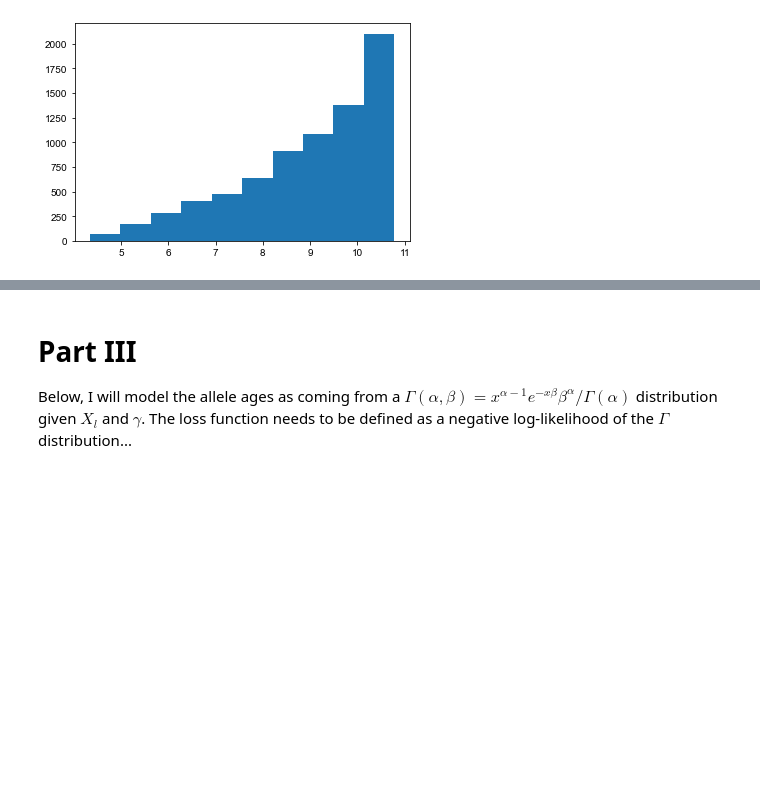
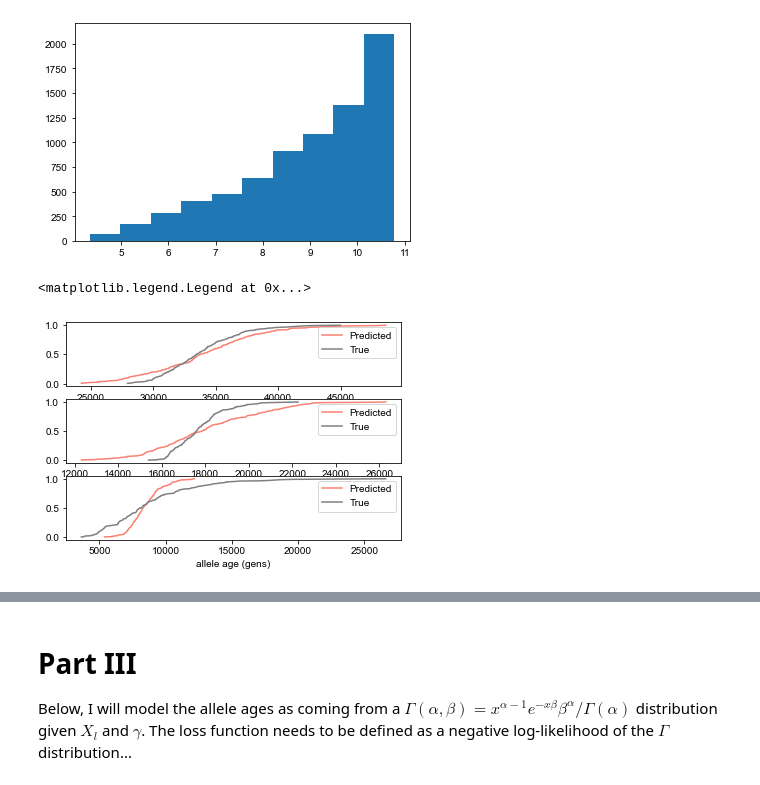
Before and after one commit to VivaswatS/selCoefEst, a Jupyter notebook: new-model.ipynb, the cells around one changed output, grey strips where cells are left out. Drawn from its saved outputs; the diff is of its cells as text; code cells hidden in the pictures; blank space fills up the shorter version.

Commit message:
changes to run KS-test on all fits, code to store 200 sims of each pair

```diff
--- a/new-model.ipynb
+++ b/new-model.ipynb
@@ -224,3 +224,5 @@ test_labs = np.log(np.hstack(altest[0:50]))
+# %%
+_, sims_test = train_test_split(sims.T, test_size=0.15, random_state=42)
 # %%
 x = keras.Input(shape=(2,))
 h = Dense(512, activation='relu', kernel_initializer='random_uniform')(x)
@@ -358,3 +363,32 @@ plt.hist(pred_params[:,1])
         10.77768  ], dtype=float32),
  <BarContainer object of 10 artists>)
 [figure]
+# %%
+## compare ECDFs of the true allele ages and estimated distributions (3 examples)
+# find that SD=0.1 is not great for all allele ages (as expected...)
+plt.subplot(311)
+e1 = ECDF(np.exp(np.random.normal(pred_params[789,0],0.15,200)))
+plt.plot(e1.x, e1.y, color='salmon', label='Predicted')
+plt.xlabel('allele age (gens)')
+e2 = ECDF(sims_test.iloc[789,:])
+plt.plot(e2.x, e2.y, color='grey', label='True')
+plt.legend()
+
+plt.subplot(312)
+e1 = ECDF(np.exp(np.random.normal(pred_params[9,0],0.15,200)))
+plt.plot(e1.x, e1.y, color='salmon', label='Predicted')
+plt.xlabel('allele age (gens)')
+e2 = ECDF(sims_test.iloc[9,:])
+plt.plot(e2.x, e2.y, color='grey', label='True')
+plt.legend()
+
+plt.subplot(313)
+e1 = ECDF(np.exp(np.random.normal(pred_params[111,0],0.15,200)))
+plt.plot(e1.x, e1.y, color='salmon', label='Predicted')
+plt.xlabel('allele age (gens)')
+e2 = ECDF(sims_test.iloc[111,:])
+plt.plot(e2.x, e2.y, color='grey', label='True')
+plt.legend()
+# %% [output]
+<matplotlib.legend.Legend at 0x...>
+[figure, added]
```
Also changed, not shown: parts of 27 cells of this notebook, 1 other file.
